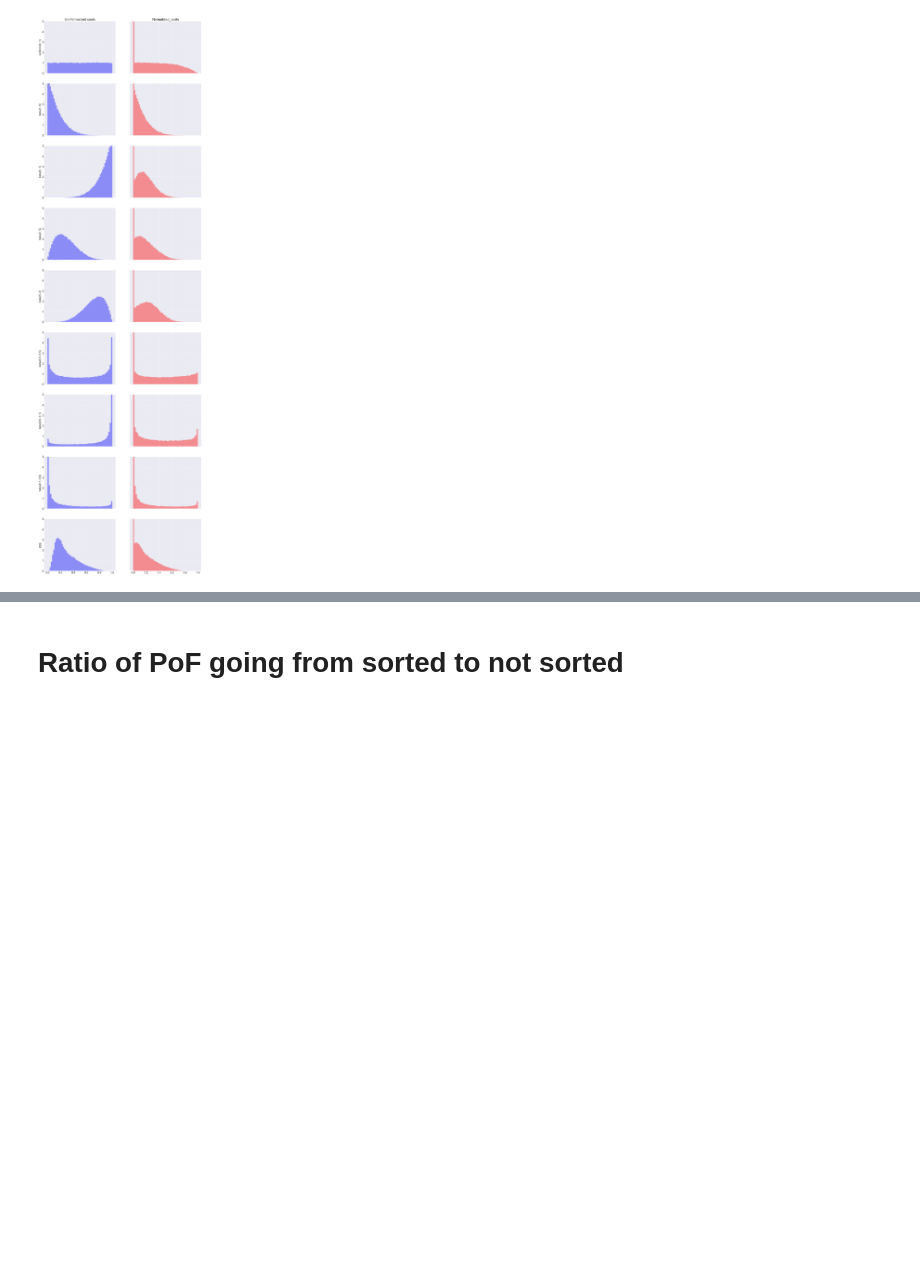
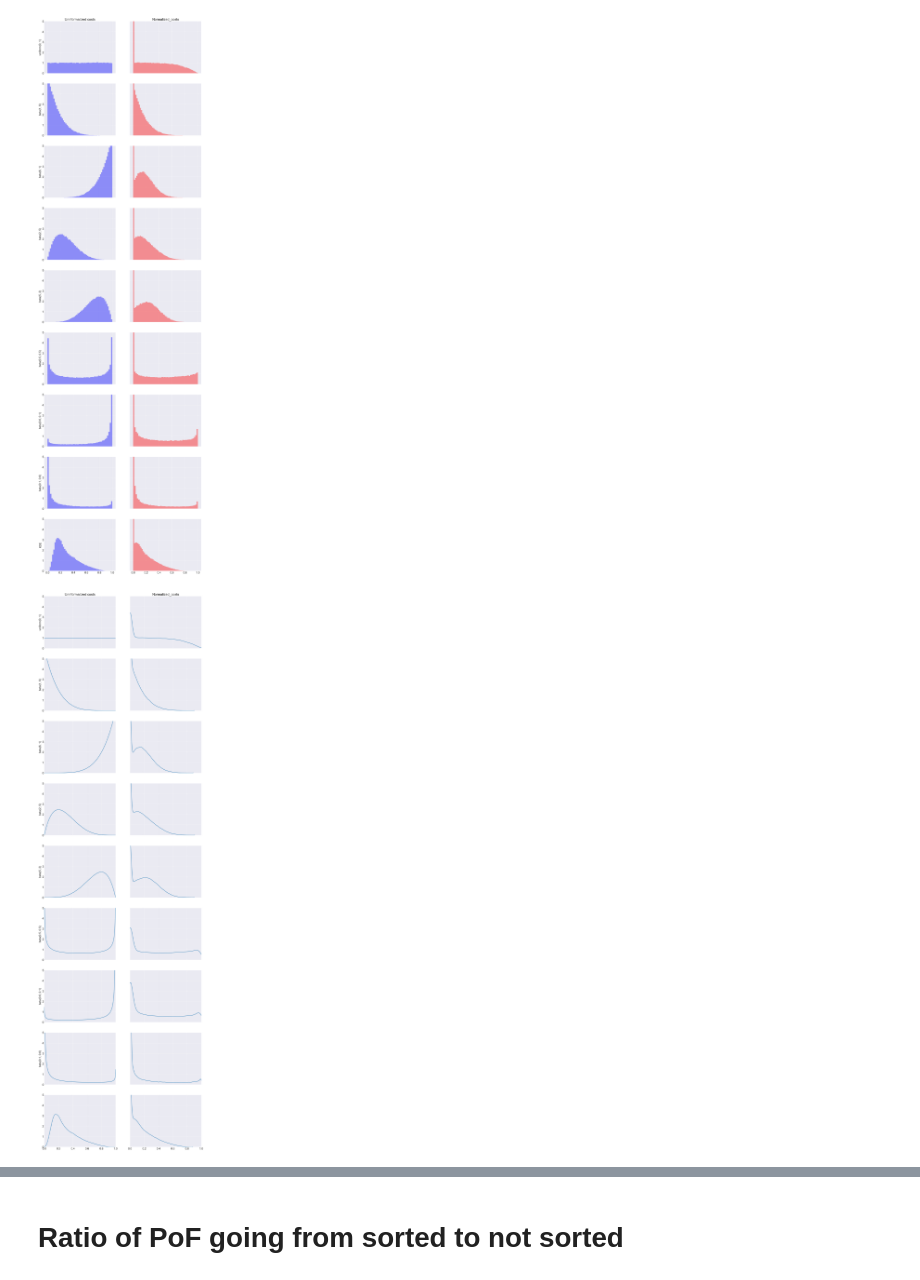
Before and after one commit to KrisNguyen135/FairBayesianOpt, a Jupyter notebook: notebooks/Homelessness/04_17_week/04 13 - Sorted vs not sorted with seaborn.ipynb, the cells around one changed output, grey strips where cells are left out. Saved outputs shown, nothing was run; the diff lists cells and outputs as text; code cells hidden in the pictures; blank space fills up the shorter version.

```diff
--- a/notebooks/Homelessness/04_17_week/04 13 - Sorted vs not sorted with seaborn.ipynb
+++ b/notebooks/Homelessness/04_17_week/04 13 - Sorted vs not sorted with seaborn.ipynb
@@ -221,6 +221,7 @@ CAPACITIES = np.ones((N_INTVS,), dtype=int) * (N // N_INTVS)
 # %%
 distributions = [
     np.random.uniform,
+    np.random.beta,
     np.random.beta,
     np.random.beta,
     np.random.beta,
@@ -238,6 +239,7 @@ dist_params = [
     (2, 5),
     (5, 2),
     (0.5, 0.5),
+    (0.1, 0.1),
     (0.6, 0.1),
     (0.1, 0.6),
     (lambda x: 1 / (1 + np.exp(-x)), None)
@@ -303,3 +306,33 @@ ax[0][1].set_title('Normalized_costs')
 plt.show()
 # %% [output]
 [figure]
+# %%
+fig, ax = plt.subplots(len(labels), 2, figsize=(20, 8 * len(labels)), sharex=True, sharey=True)
+
+xs = np.linspace(0, 1, 1000)
+
+for dist_id in range(len(labels)):
+    if dist_id == len(labels) - 1:
+        sns.kdeplot(cost_pop[dist_id], ax=ax[dist_id][0])
+        sns.kdeplot(increase_pop[dist_id], ax=ax[dist_id][1])
+
+        break
+
+    if dist_id != 0:
+        ax[dist_id][0].plot(
+            xs, sp_beta.pdf(xs, dist_params[dist_id][0], dist_params[dist_id][1])
+        )
+    else:
+        ax[dist_id][0].plot(xs, sp_beta.pdf(xs, 1, 1))
+    sns.kdeplot(increase_pop[dist_id], ax=ax[dist_id][1])
+
+    ax[dist_id][0].set_ylabel(labels[dist_id])
+    ax[dist_id][0].set_ylim(0, 5)
+    ax[dist_id][0].set_xlim(0, 1)
+
+ax[0][0].set_title('Unnformalized costs')
+ax[0][1].set_title('Normalized_costs')
+
+plt.show()
+# %% [output]
+[figure, added]
```
Also changed, not shown: parts of 6 cells of this notebook, 9 other files.
